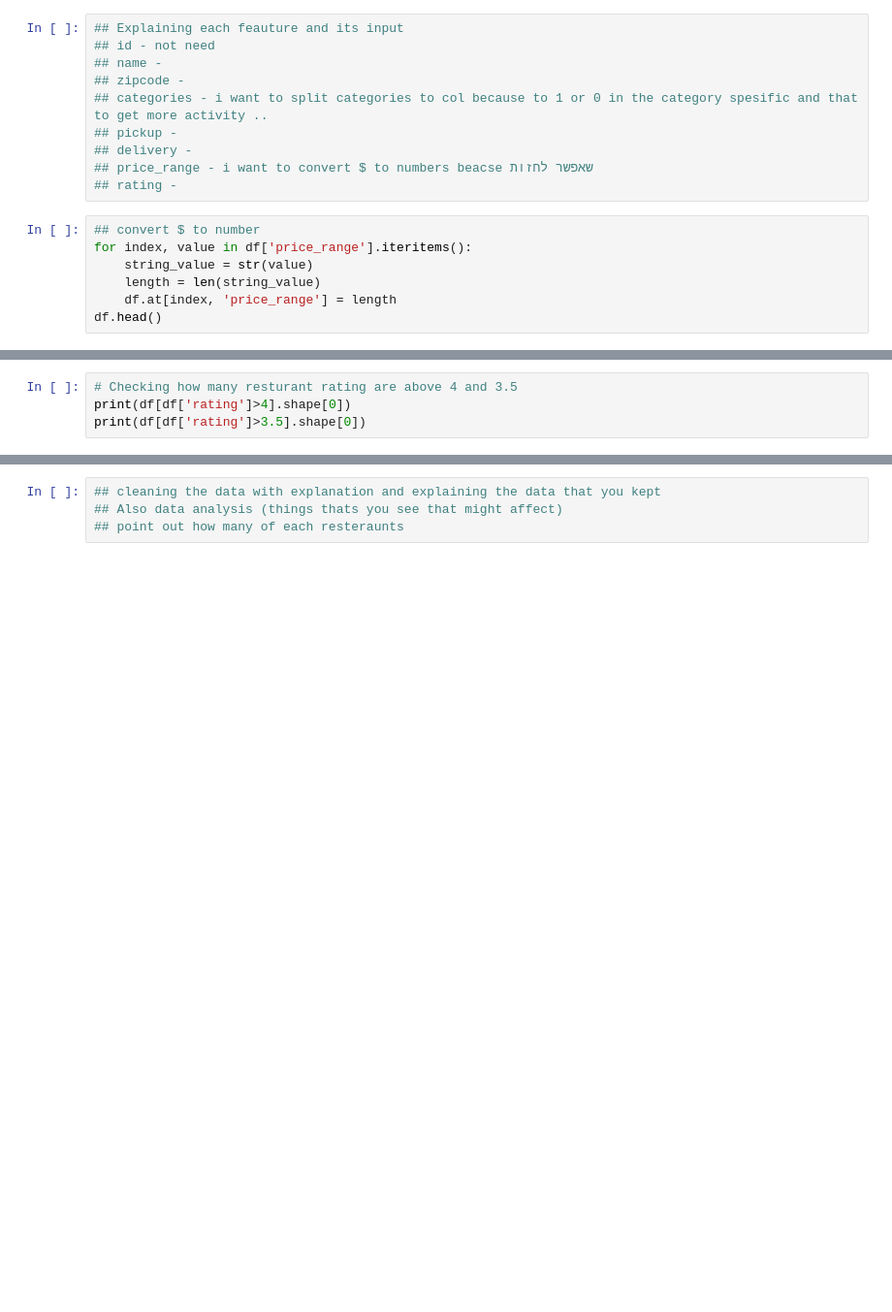
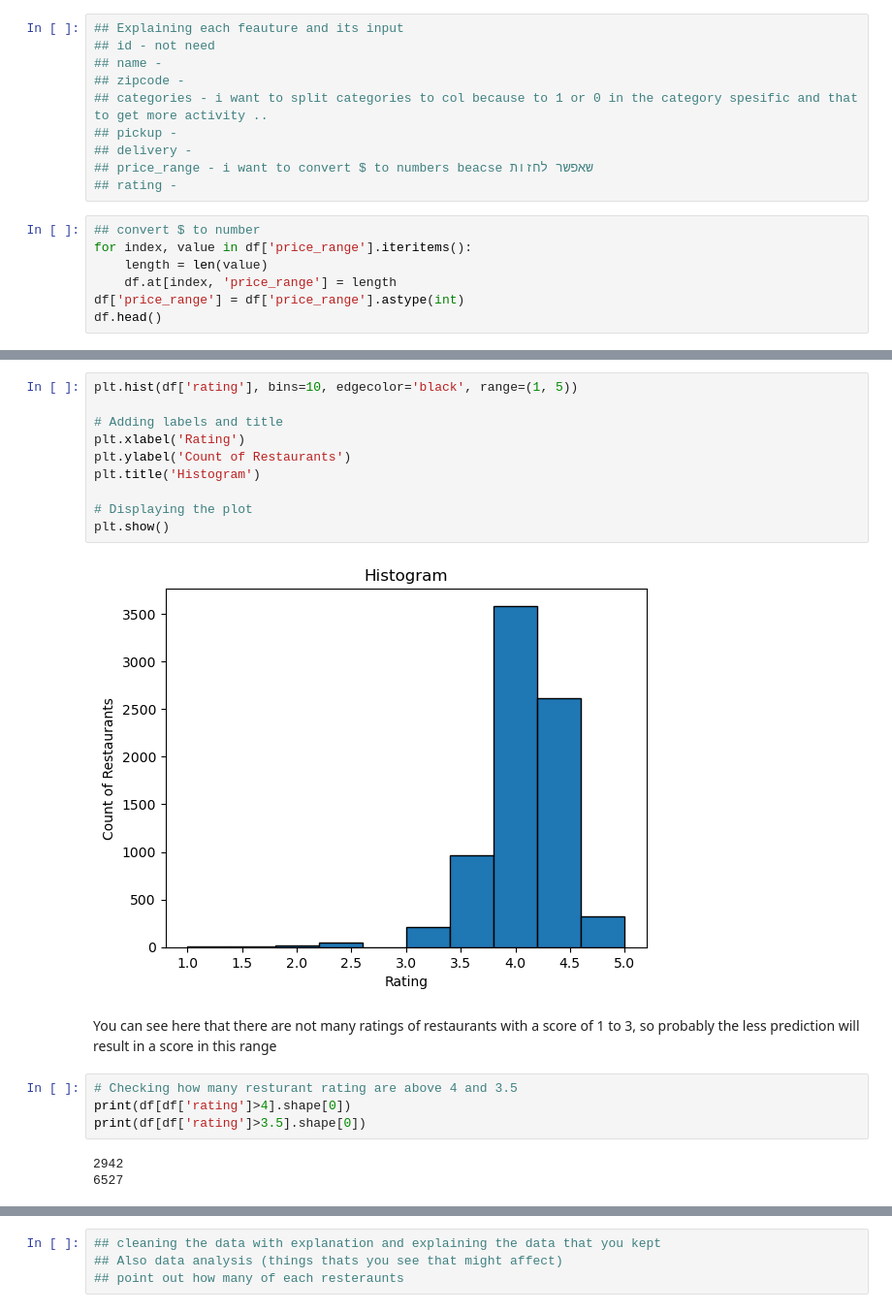
Before and after one commit to NadavMargaliot/Project_Data_Science, a Jupyter notebook: Data Science .ipynb, the cells around one changed output, grey strips where cells are left out. Shown at 97% size. Drawn from its saved outputs; the diff is of its cells as text; blank space fills up the shorter version.

```diff
--- a/Data Science .ipynb
+++ b/Data Science .ipynb
@@ -158,7 +202,7 @@ df.info()
 # %%
 ## convert $ to number
 for index, value in df['price_range'].iteritems():
-    string_value = str(value)
-    length = len(string_value)
+    length = len(value)
     df.at[index, 'price_range'] = length
+df['price_range'] = df['price_range'].astype(int)
 df.head()
@@ -212,4 +315,21 @@ print(rating_counts)
+# %%
+plt.hist(df['rating'], bins=10, edgecolor='black', range=(1, 5))
+
+# Adding labels and title
+plt.xlabel('Rating')
+plt.ylabel('Count of Restaurants')
+plt.title('Histogram')
+
+# Displaying the plot
+plt.show()
+# %% [output]
+[figure, added]
+# %% [markdown]
+You can see here that there are not many ratings of restaurants with a score of 1 to 3, so probably the less prediction will result in a score in this range
 # %%
 # Checking how many resturant rating are above 4 and 3.5
 print(df[df['rating']>4].shape[0])
 print(df[df['rating']>3.5].shape[0])
+# %% [output]
+2942
+6527
```
Also changed, not shown: parts of 37 cells of this notebook.
